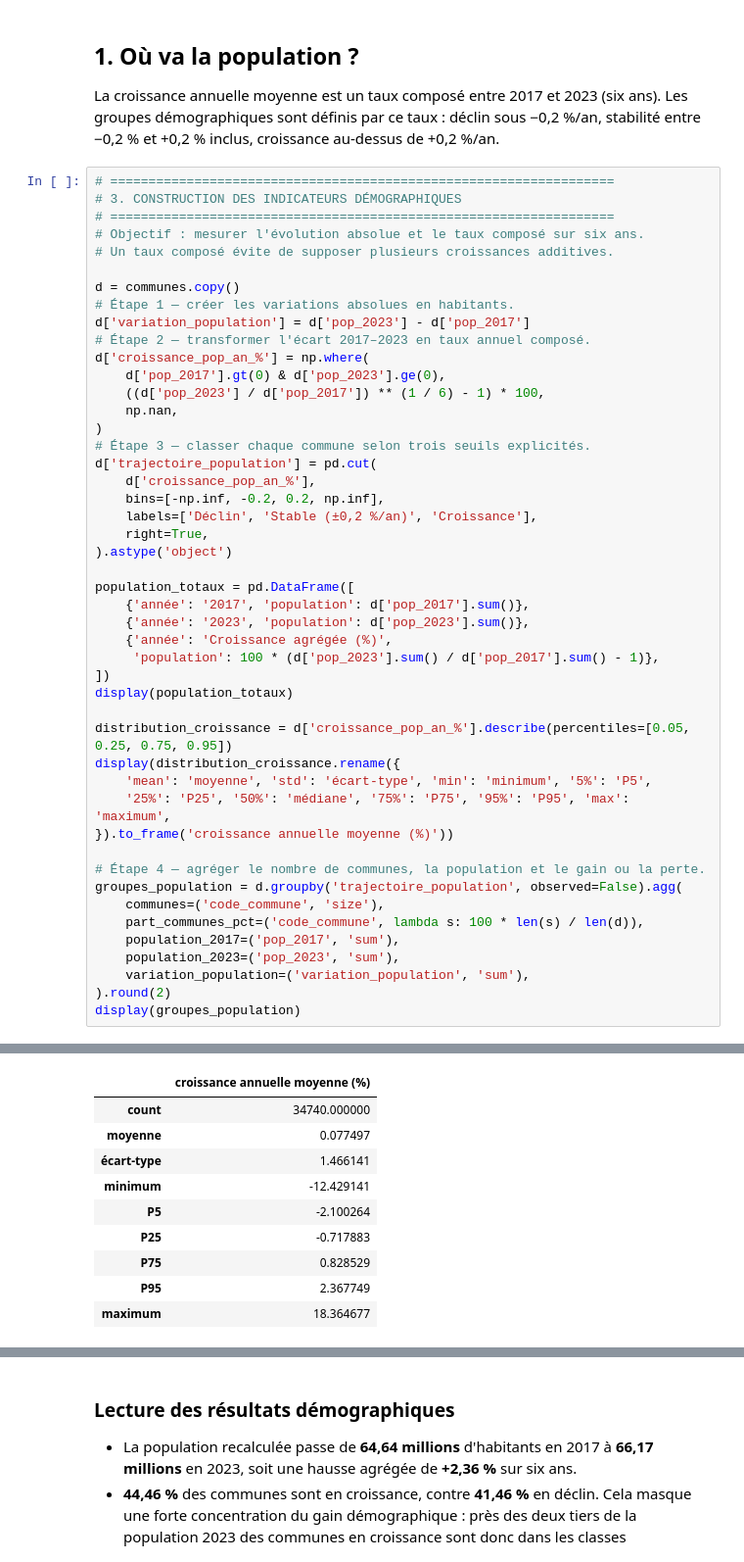
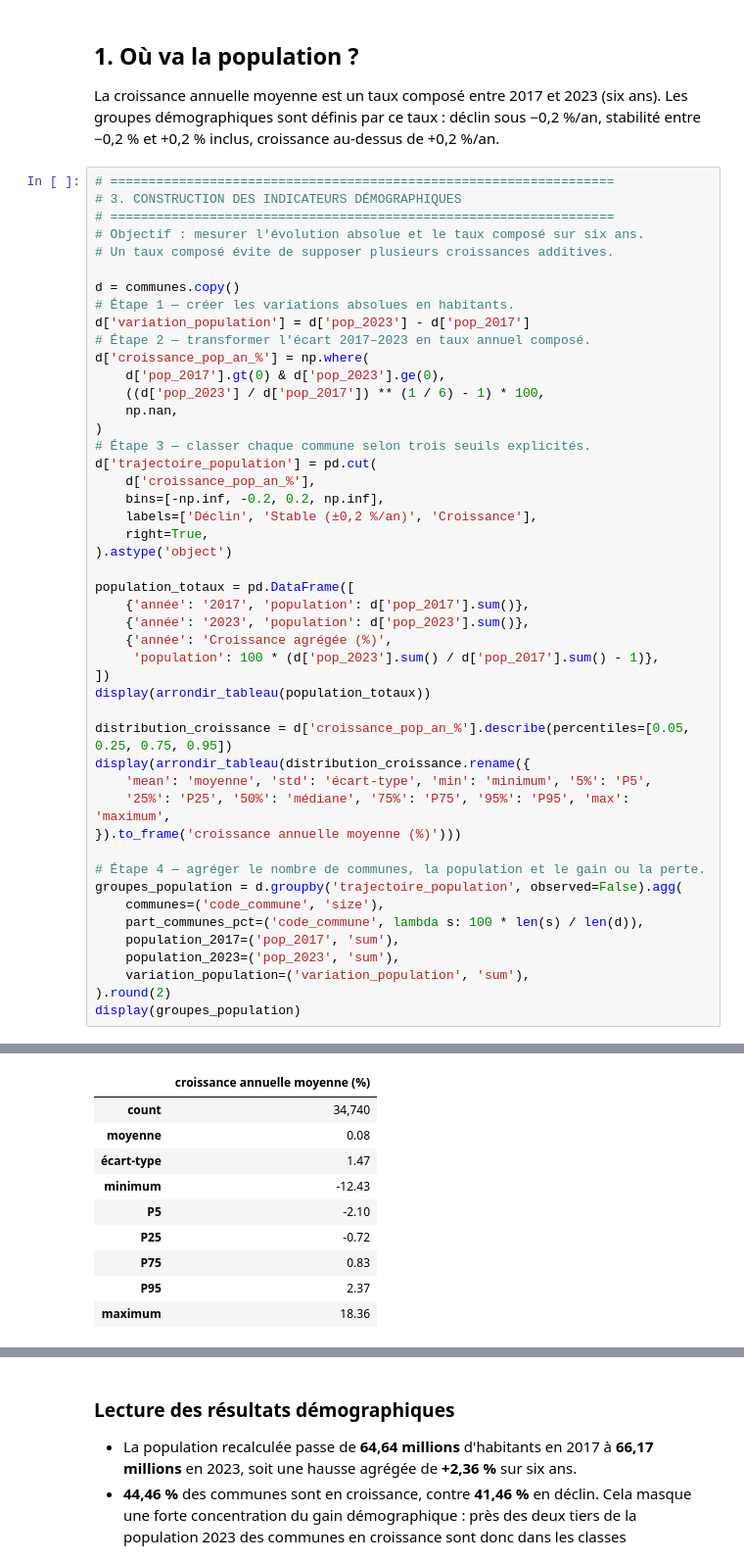
Before and after one commit to eleonoresamson3-alt/le-rail-suit-il-la-France-qui-grandit-, a Jupyter notebook: notebooks/analyse_mobilites_population.ipynb, the cells around one changed output, grey strips where cells are left out. Shown at 98% size. Drawn from its saved outputs; the diff is of its cells as text.

```diff
--- a/notebooks/analyse_mobilites_population.ipynb
+++ b/notebooks/analyse_mobilites_population.ipynb
@@ -199,13 +215,13 @@ population_totaux = pd.DataFrame([
     {'année': 'Croissance agrégée (%)',
      'population': 100 * (d['pop_2023'].sum() / d['pop_2017'].sum() - 1)},
 ])
-display(population_totaux)
+display(arrondir_tableau(population_totaux))
 
 distribution_croissance = d['croissance_pop_an_%'].describe(percentiles=[0.05, 0.25, 0.75, 0.95])
-display(distribution_croissance.rename({
+display(arrondir_tableau(distribution_croissance.rename({
     'mean': 'moyenne', 'std': 'écart-type', 'min': 'minimum', '5%': 'P5',
     '25%': 'P25', '50%': 'médiane', '75%': 'P75', '95%': 'P95', 'max': 'maximum',
-}).to_frame('croissance annuelle moyenne (%)'))
+}).to_frame('croissance annuelle moyenne (%)')))
 
 # Étape 4 — agréger le nombre de communes, la population et le gain ou la perte.
 groupes_population = d.groupby('trajectoire_population', observed=False).agg(
@@ -224,13 +240,13 @@ display(groupes_population)
 |  | croissance annuelle moyenne (%) |
-| count | 34740.000000 |
-| moyenne | 0.077497 |
-| écart-type | 1.466141 |
-| minimum | -12.429141 |
-| P5 | -2.100264 |
-| P25 | -0.717883 |
-| P75 | 0.828529 |
-| P95 | 2.367749 |
-| maximum | 18.364677 |
+| count | 34,740 |
+| moyenne | 0.08 |
+| écart-type | 1.47 |
+| minimum | -12.43 |
+| P5 | -2.10 |
+| P25 | -0.72 |
+| P75 | 0.83 |
+| P95 | 2.37 |
+| maximum | 18.36 |
 |  | communes | part_communes_pct | population_2017 | population_2023 | variation_population |
 | trajectoire_population |  |  |  |  |  |
 | Croissance | 15447 | 44.46 | 36613533.0 | 38874675.0 | 2261142.0 |
```
Also changed, not shown: parts of 16 cells of this notebook, 2 other files.
